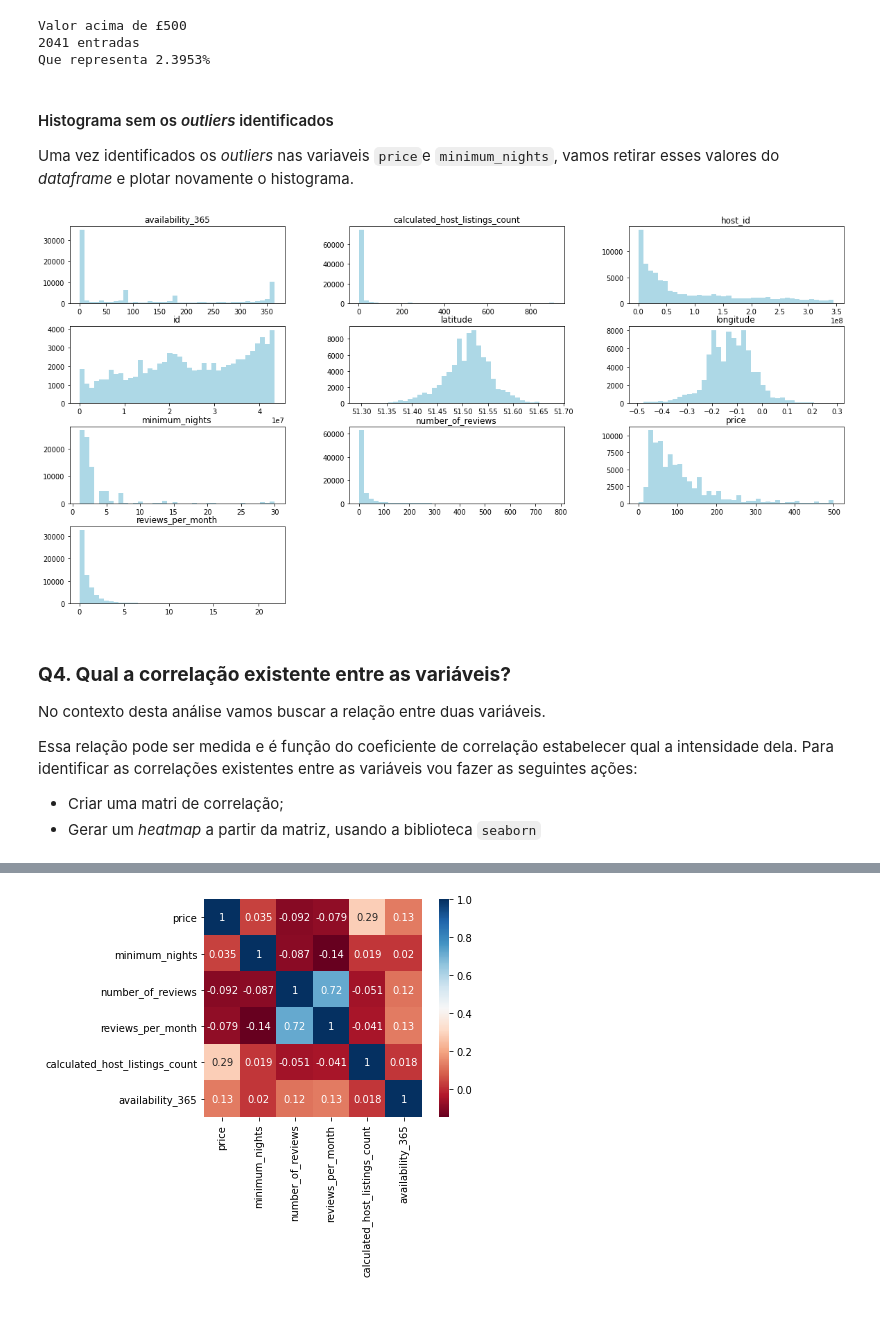
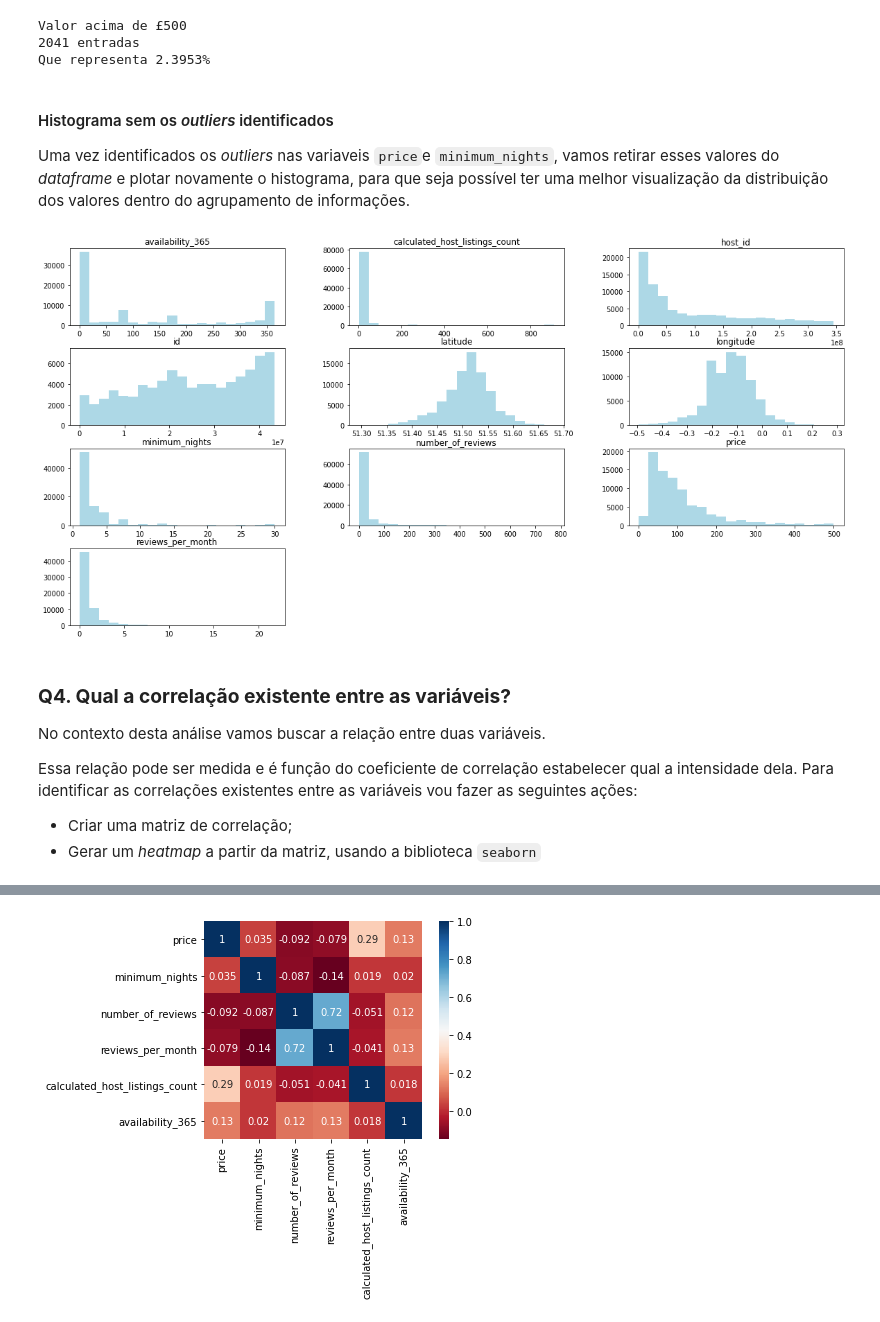
Before and after one commit to gorselli14/Portifolio_Projetos, a Jupyter notebook: Análise_dos_dados_do_Airbnb_(Londres).ipynb, the cells around one changed output, grey strips where cells are left out. Saved outputs shown, nothing was run; the diff lists cells and outputs as text; code cells hidden in the pictures.

```diff
--- a/Análise_dos_dados_do_Airbnb_(Londres).ipynb
+++ b/Análise_dos_dados_do_Airbnb_(Londres).ipynb
@@ -198,22 +203,22 @@ Que representa 2.3953%
 # %% [markdown]
 #### Histograma sem os *outliers* identificados
 
-Uma vez identificados os *outliers* nas variaveis `price`e `minimum_nights`, vamos retirar esses valores do *dataframe* e plotar novamente o histograma.
+Uma vez identificados os *outliers* nas variaveis `price`e `minimum_nights`, vamos retirar esses valores do *dataframe* e plotar novamente o histograma, para que seja possível ter uma melhor visualização da distribuição dos valores dentro do agrupamento de informações.
 # %%
 #remover os outliers montando um novo dataframe
 # tamanho do dataframe original 85207 rows × 16 columns
 
 df_clean = df.copy()
 df_clean.drop(df_clean[df_clean.price>500].index, axis=0, inplace=True)
 df_clean.drop(df_clean[df_clean.minimum_nights>30].index, axis=0, inplace=True)
 
 #remover a variáver neighbourhood_group pois está vazia
 df_clean.drop('neighbourhood_group', axis=1, inplace=True)
 
 #plortar o histograma para variáveis numéricas
-df_clean.hist(bins=40, figsize=(20,10), color='lightblue', grid=False);
+df_clean.hist(bins=20, figsize=(20,10), color='lightblue', grid=False);
 # %% [output]
-[figure, old version]
+[figure, new version]
 # %% [markdown]
 ### **Q4. Qual a correlação existente entre as variáveis?**
 
@@ -221,7 +226,7 @@ No contexto desta análise vamos buscar a relação entre duas variáveis.
 
 Essa relação pode ser medida e é função do coeficiente de correlação estabelecer qual a intensidade dela. Para identificar as correlações existentes entre as variáveis vou fazer as seguintes ações:
 
-* Criar uma matri de correlação;
+* Criar uma matriz de correlação;
 * Gerar um *heatmap* a partir da matriz, usando a biblioteca `seaborn`
 # %%
 # criar a matriz de correlação
```
Also changed, not shown: parts of 10 cells of this notebook.
